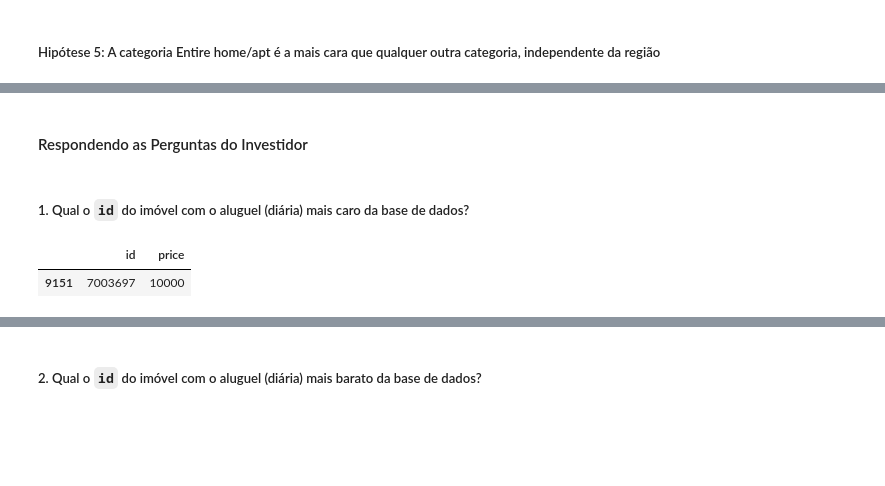
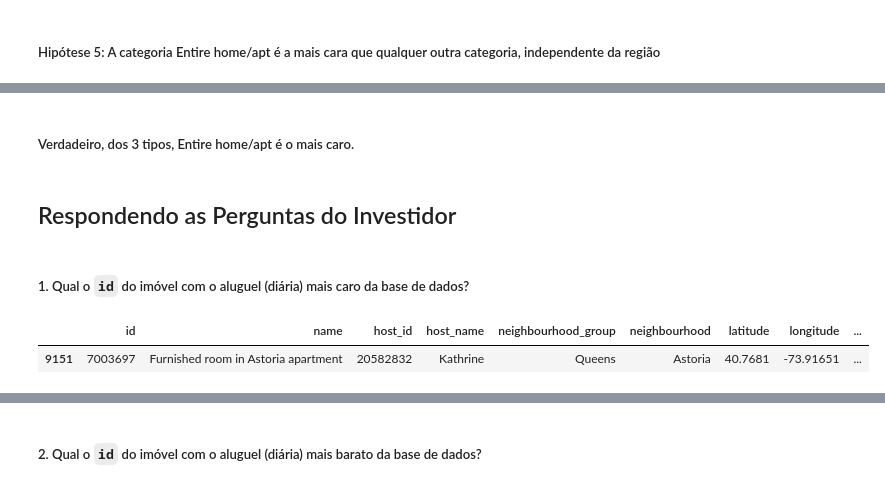
Before and after one commit to rafapires07/james_bauer_airbnb_ny, a Jupyter notebook: projeto_final_certificacao_aluno.ipynb, the cells around one changed output, grey strips where cells are left out. Cells and saved outputs as stored; diff of their text form; code cells hidden in the pictures; blank space fills up the shorter version.

```diff
--- a/projeto_final_certificacao_aluno.ipynb
+++ b/projeto_final_certificacao_aluno.ipynb
@@ -290,9 +371,11 @@ Image('img/regions_nyc.jpg')
+# %% [markdown]
+##### Verdadeiro, dos 3 tipos, Entire home/apt é o mais caro.
 # %% [markdown]
-#### Respondendo as Perguntas do Investidor
+## Respondendo as Perguntas do Investidor
 # %% [markdown]
 ##### 1. Qual o `id` do imóvel com o aluguel (diária) mais caro da base de dados?
 # %%
-df[['id', 'price']].sort_values(by='price',ascending=False).head(1)
+df[df['price']==df['price'].max()].head(1)
 # %% [output]
-|  | id | price |
-| 9151 | 7003697 | 10000 |
+|  | id | name | host_id | host_name | neighbourhood_group | neighbourhood | latitude | longitude | ... |
+| 9151 | 7003697 | Furnished room in Astoria apartment | 20582832 | Kathrine | Queens | Astoria | 40.7681 | -73.91651 | ... |
```
Also changed, not shown: parts of 44 cells of this notebook.
